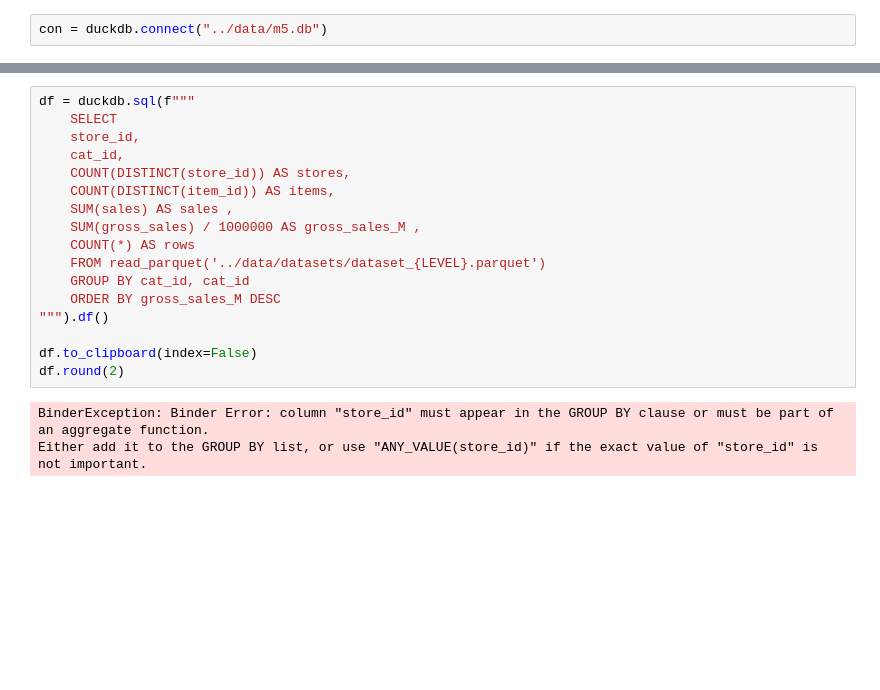
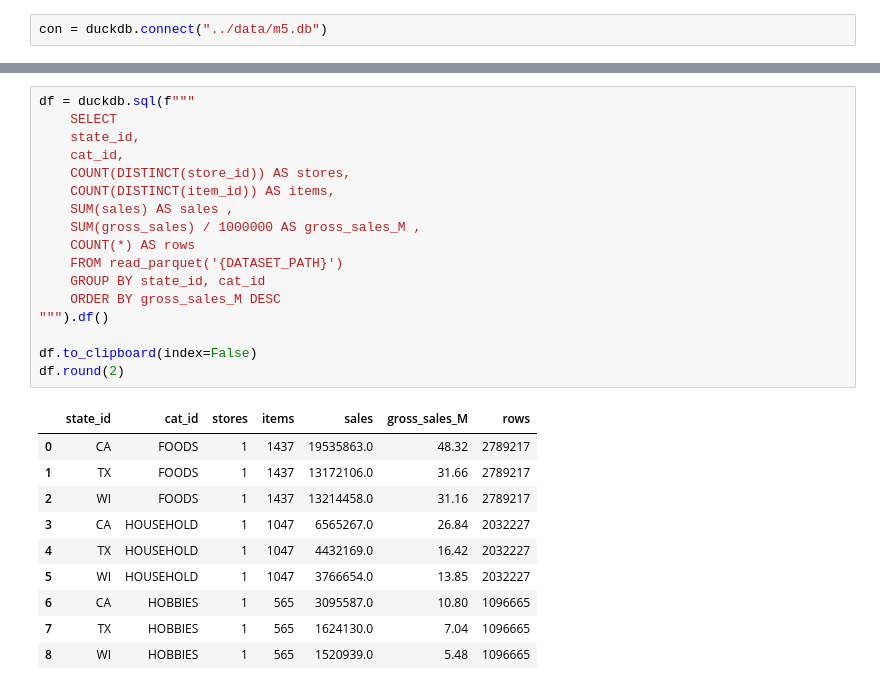
Before and after one commit to njimenez94/forecast-tfm, a Jupyter notebook: notebooks/01_eda.ipynb, the cells around one changed output, grey strips where cells are left out. Saved outputs shown, nothing was run; the diff lists cells and outputs as text; blank space fills up the shorter version.

```diff
--- a/notebooks/01_eda.ipynb
+++ b/notebooks/01_eda.ipynb
@@ -27,20 +41,28 @@ LEVEL = 'level_10_daily_item'
 # %%
 df = duckdb.sql(f"""
     SELECT
-    store_id,
+    state_id,
     cat_id,
     COUNT(DISTINCT(store_id)) AS stores,
     COUNT(DISTINCT(item_id)) AS items,
     SUM(sales) AS sales ,
     SUM(gross_sales) / 1000000 AS gross_sales_M ,
     COUNT(*) AS rows
-    FROM read_parquet('../data/datasets/dataset_{LEVEL}.parquet')
-    GROUP BY cat_id, cat_id
+    FROM read_parquet('{DATASET_PATH}')
+    GROUP BY state_id, cat_id
     ORDER BY gross_sales_M DESC
 """).df()
 
 df.to_clipboard(index=False)
 df.round(2)
 # %% [output]
-BinderException: Binder Error: column "store_id" must appear in the GROUP BY clause or must be part of an aggregate function.
-Either add it to the GROUP BY list, or use "ANY_VALUE(store_id)" if the exact value of "store_id" is not important.
+|  | state_id | cat_id | stores | items | sales | gross_sales_M | rows |
+| 0 | CA | FOODS | 1 | 1437 | 19535863.0 | 48.32 | 2789217 |
+| 1 | TX | FOODS | 1 | 1437 | 13172106.0 | 31.66 | 2789217 |
+| 2 | WI | FOODS | 1 | 1437 | 13214458.0 | 31.16 | 2789217 |
+| 3 | CA | HOUSEHOLD | 1 | 1047 | 6565267.0 | 26.84 | 2032227 |
+| 4 | TX | HOUSEHOLD | 1 | 1047 | 4432169.0 | 16.42 | 2032227 |
+| 5 | WI | HOUSEHOLD | 1 | 1047 | 3766654.0 | 13.85 | 2032227 |
+| 6 | CA | HOBBIES | 1 | 565 | 3095587.0 | 10.80 | 1096665 |
+| 7 | TX | HOBBIES | 1 | 565 | 1624130.0 | 7.04 | 1096665 |
+| 8 | WI | HOBBIES | 1 | 565 | 1520939.0 | 5.48 | 1096665 |
```
Also changed, not shown: parts of 3 cells of this notebook, 4 other files.
